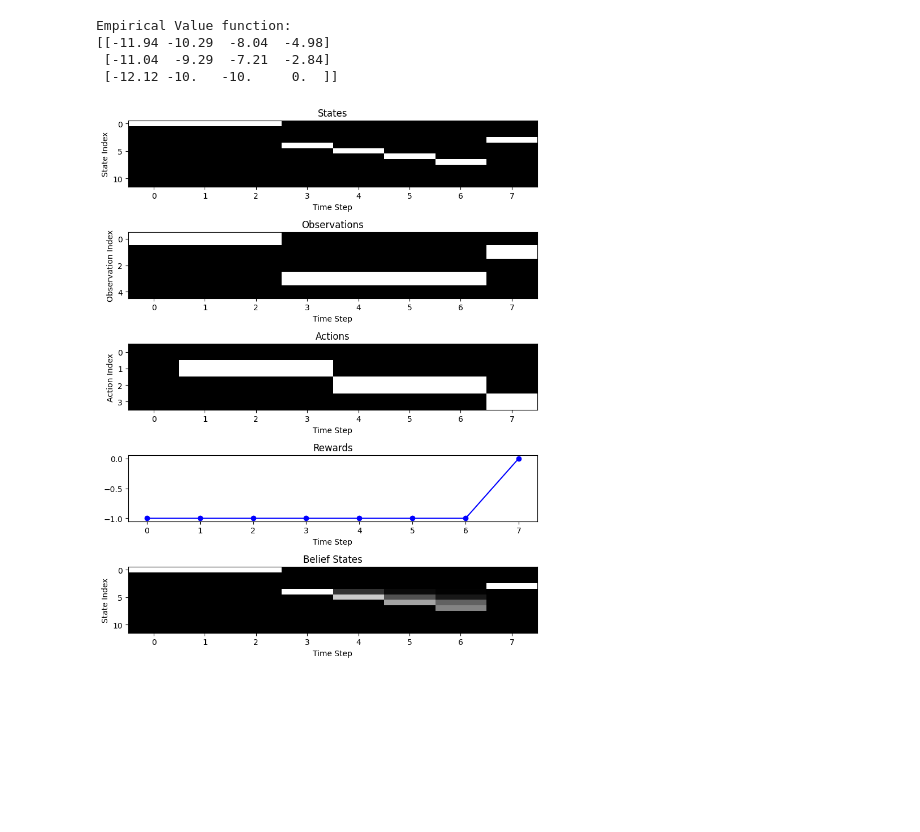
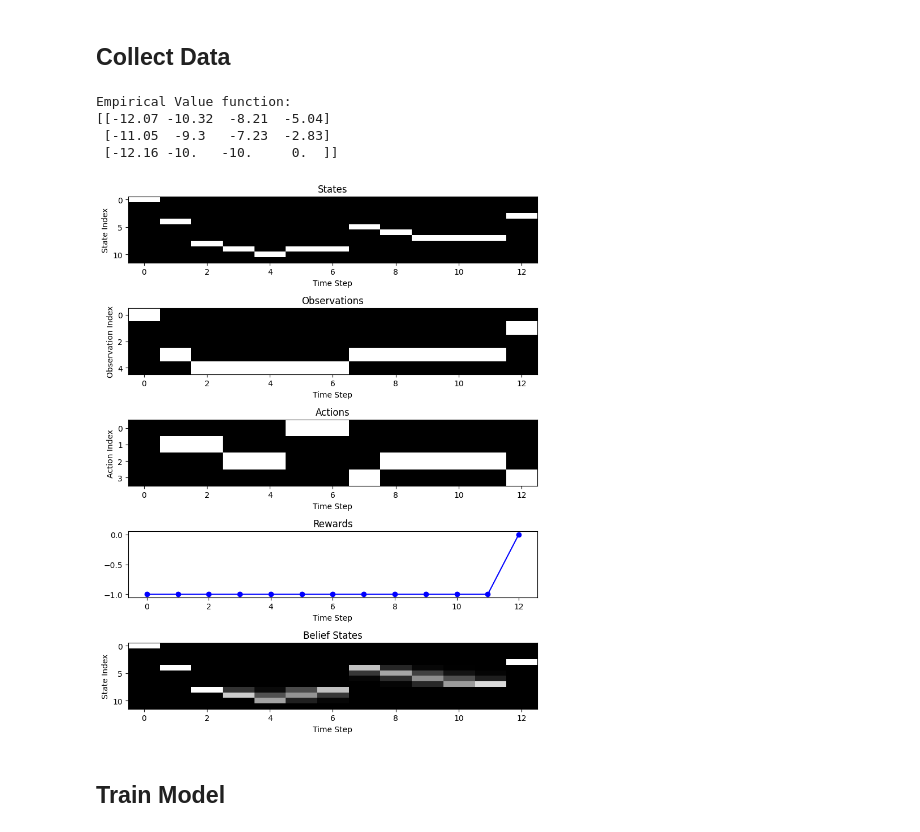
Before and after one commit to dkornai/belief-states-demo, a Jupyter notebook: test.ipynb, the cells around one changed output. Drawn from its saved outputs; the diff is of its cells as text; code cells hidden in the pictures; blank space fills up the shorter version.

```diff
--- a/test.ipynb
+++ b/test.ipynb
@@ -143,23 +139,28 @@ def train(model, episodes, test_episode, value=None, num_epochs=10, gamma=1.0, l
         print(f"Epoch {epoch+1}, TD Loss: {np.sqrt(td_L.item()):.4f}, MC Loss: {np.sqrt(mc_L.item()):.4f}, Total: {np.sqrt(loss.item()):.4f}     ", end= '\r')
         if (epoch + 1) % 50 == 0:
             print(f"Epoch {epoch+1}, TD Loss: {np.sqrt(td_L.item()):.4f}, MC Loss: {np.sqrt(mc_L.item()):.4f}, Total: {np.sqrt(loss.item()):.4f}")
+# %% [markdown]
+## Collect Data
 # %%
 cliff = CliffWalk(n=3, m=4, self_transition_prob=0.2, gamma=1.0)
 policy = cliff.get_optimal_policy(epsilon=0.3)
 
 episodes = collect_episodes(cliff, policy, num_episodes=50000)
+history_dim = episodes[0].history.shape[1]  # Number of features in the history (observations + actions)
 
 print("Empirical Value function:")
 value_empirical = monte_carlo_state_values(episodes, gamma=cliff.gamma)
 print(np.flip(value_empirical.reshape((cliff.n, cliff.m)), axis=0))
 
 test_episode = collect_episodes(cliff, policy, num_episodes=1)[0]
 #test_episode = episodes[0]
 test_episode.render()
 # %% [output]
 Empirical Value function:
-[[-11.94 -10.29  -8.04  -4.98]
- [-11.04  -9.29  -7.21  -2.84]
- [-12.12 -10.   -10.     0.  ]]
+[[-12.07 -10.32  -8.21  -5.04]
+ [-11.05  -9.3   -7.23  -2.83]
+ [-12.16 -10.   -10.     0.  ]]
-[figure, old version]
+[figure, new version]
+# %% [markdown]
+## Train Model
 # %%
```
Also changed, not shown: parts of 10 cells of this notebook, 1 other file.
